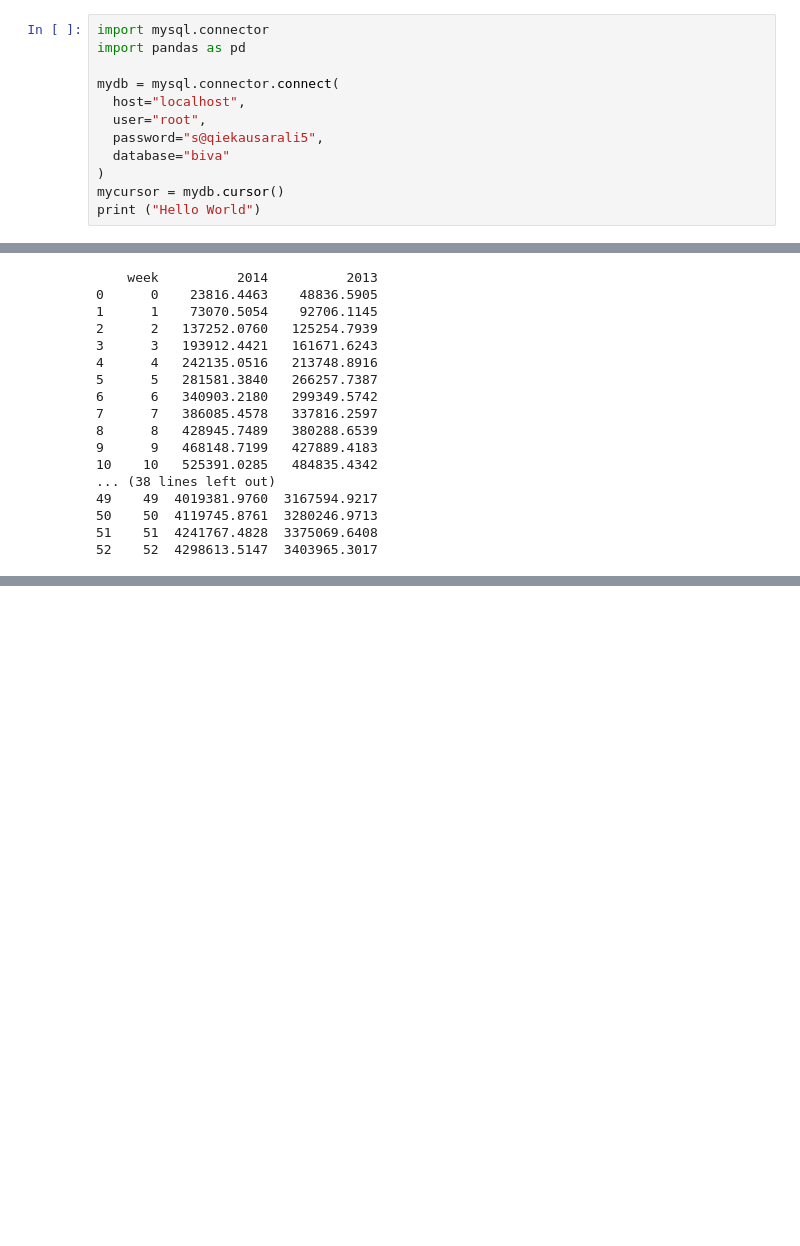
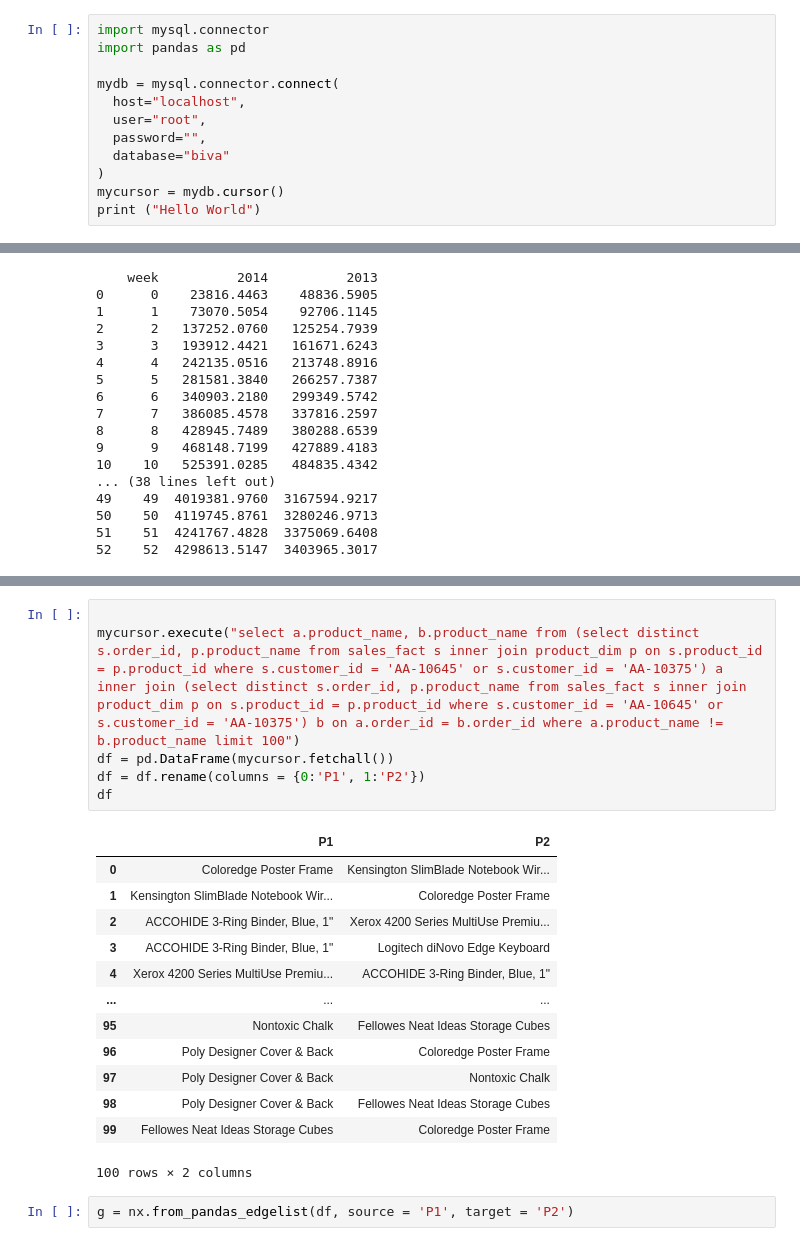
Before and after one commit to salibraza/BIVA, a Jupyter notebook: visual.ipynb, the cells around one changed output, grey strips where cells are left out. Drawn from its saved outputs; the diff is of its cells as text; blank space fills up the shorter version.

```diff
--- a/visual.ipynb
+++ b/visual.ipynb
@@ -7,7 +7,7 @@ import pandas as pd
 mydb = mysql.connector.connect(
   host="localhost",
   user="root",
-  password="s@qiekausarali5",
+  password="",
   database="biva"
 )
 mycursor = mydb.cursor()
@@ -404,3 +400,25 @@ show(plot)
 # %% [output]
 [interactive output not drawn]
 [interactive output not drawn]
+# %%
+
+mycursor.execute("select a.product_name, b.product_name from (select distinct s.order_id, p.product_name from sales_fact s inner join product_dim p on s.product_id = p.product_id where s.customer_id = 'AA-10645' or s.customer_id = 'AA-10375') a inner join (select distinct s.order_id, p.product_name from sales_fact s inner join product_dim p on s.product_id = p.product_id where s.customer_id = 'AA-10645' or s.customer_id = 'AA-10375') b on a.order_id = b.order_id where a.product_name != b.product_name limit 100")
+df = pd.DataFrame(mycursor.fetchall())
+df = df.rename(columns = {0:'P1', 1:'P2'})
+df
+# %% [output]
+|  | P1 | P2 |
+| 0 | Coloredge Poster Frame | Kensington SlimBlade Notebook Wir... |
+| 1 | Kensington SlimBlade Notebook Wir... | Coloredge Poster Frame |
+| 2 | ACCOHIDE 3-Ring Binder, Blue, 1" | Xerox 4200 Series MultiUse Premiu... |
+| 3 | ACCOHIDE 3-Ring Binder, Blue, 1" | Logitech diNovo Edge Keyboard |
+| 4 | Xerox 4200 Series MultiUse Premiu... | ACCOHIDE 3-Ring Binder, Blue, 1" |
+| ... | ... | ... |
+| 95 | Nontoxic Chalk | Fellowes Neat Ideas Storage Cubes |
+| 96 | Poly Designer Cover & Back | Coloredge Poster Frame |
+| 97 | Poly Designer Cover & Back | Nontoxic Chalk |
+| 98 | Poly Designer Cover & Back | Fellowes Neat Ideas Storage Cubes |
+| 99 | Fellowes Neat Ideas Storage Cubes | Coloredge Poster Frame |
+100 rows × 2 columns
+# %%
+g = nx.from_pandas_edgelist(df, source = 'P1', target = 'P2')
```
Also changed, not shown: parts of 5 cells of this notebook, 10 other files.
